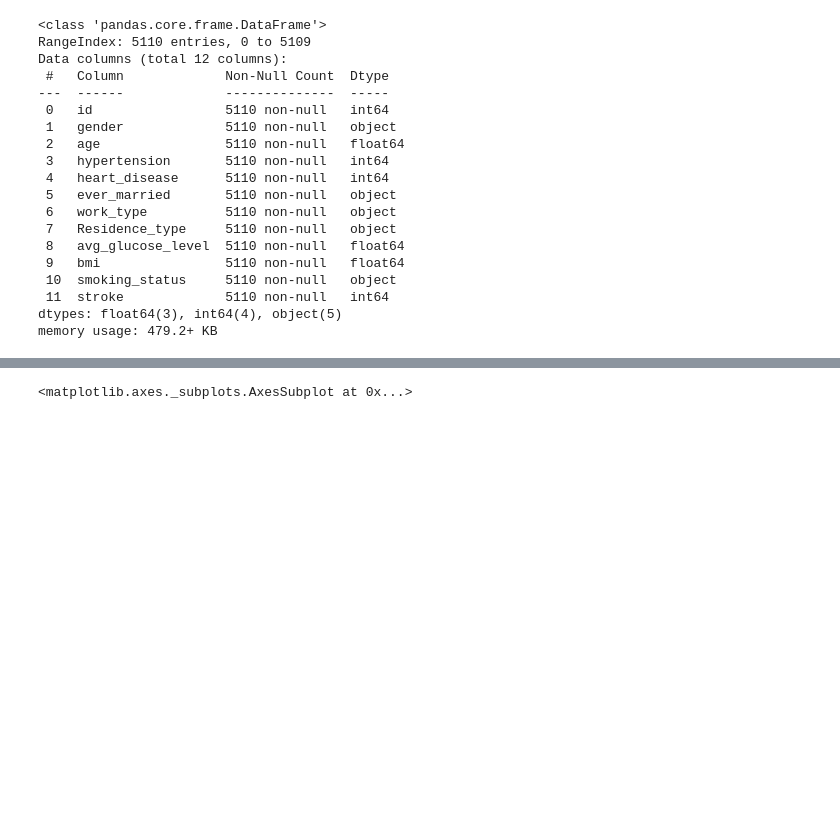
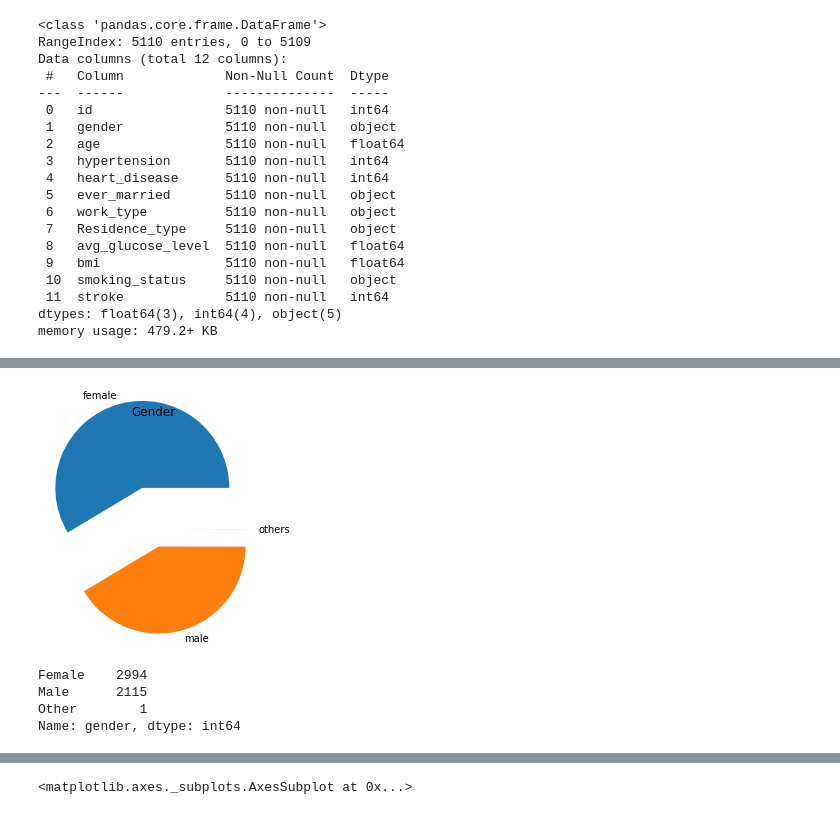
Before and after one commit to viviansharp/python_exercise, a Jupyter notebook: stroke_prediction.ipynb, the cells around one changed output, grey strips where cells are left out. Drawn from its saved outputs; the diff is of its cells as text; code cells hidden in the pictures; blank space fills up the shorter version.

```diff
--- a/stroke_prediction.ipynb
+++ b/stroke_prediction.ipynb
@@ -178,0 +169,16 @@ memory usage: 2.2+ MB
+# %%
+
+myLabels =["female","male","others"]
+Myexplode=[0.5,0.2,0.1]
+plt.pie(df['gender'].value_counts(),labels=myLabels, explode=Myexplode)
+plt.title("Gender")
+plt.show()
+# %% [output]
+[figure, added]
+# %%
+df['gender'].value_counts()
+# %% [output]
+Female    2994
+Male      2115
+Other        1
+Name: gender, dtype: int64
```
Also changed, not shown: parts of 12 cells of this notebook.
